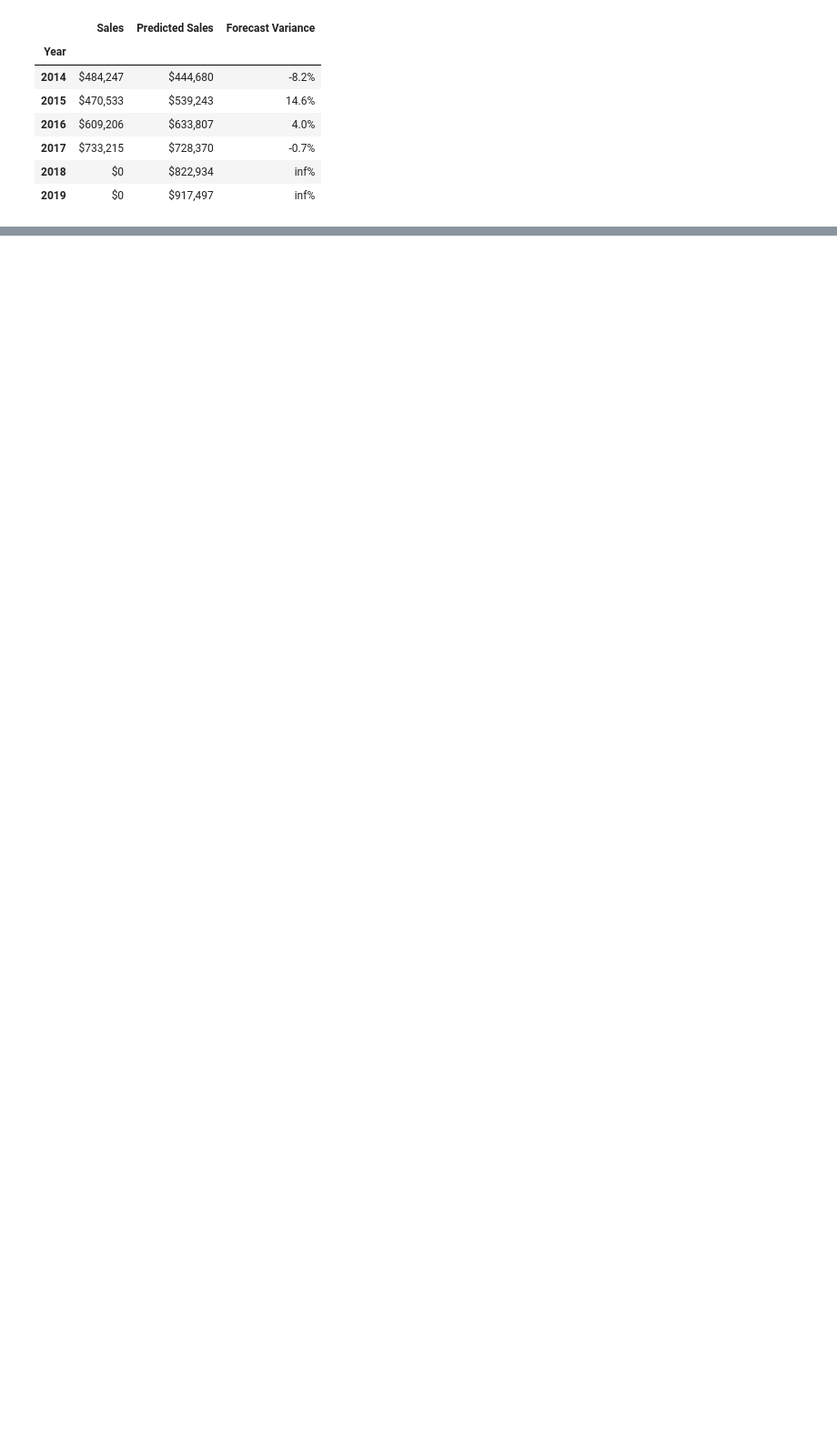
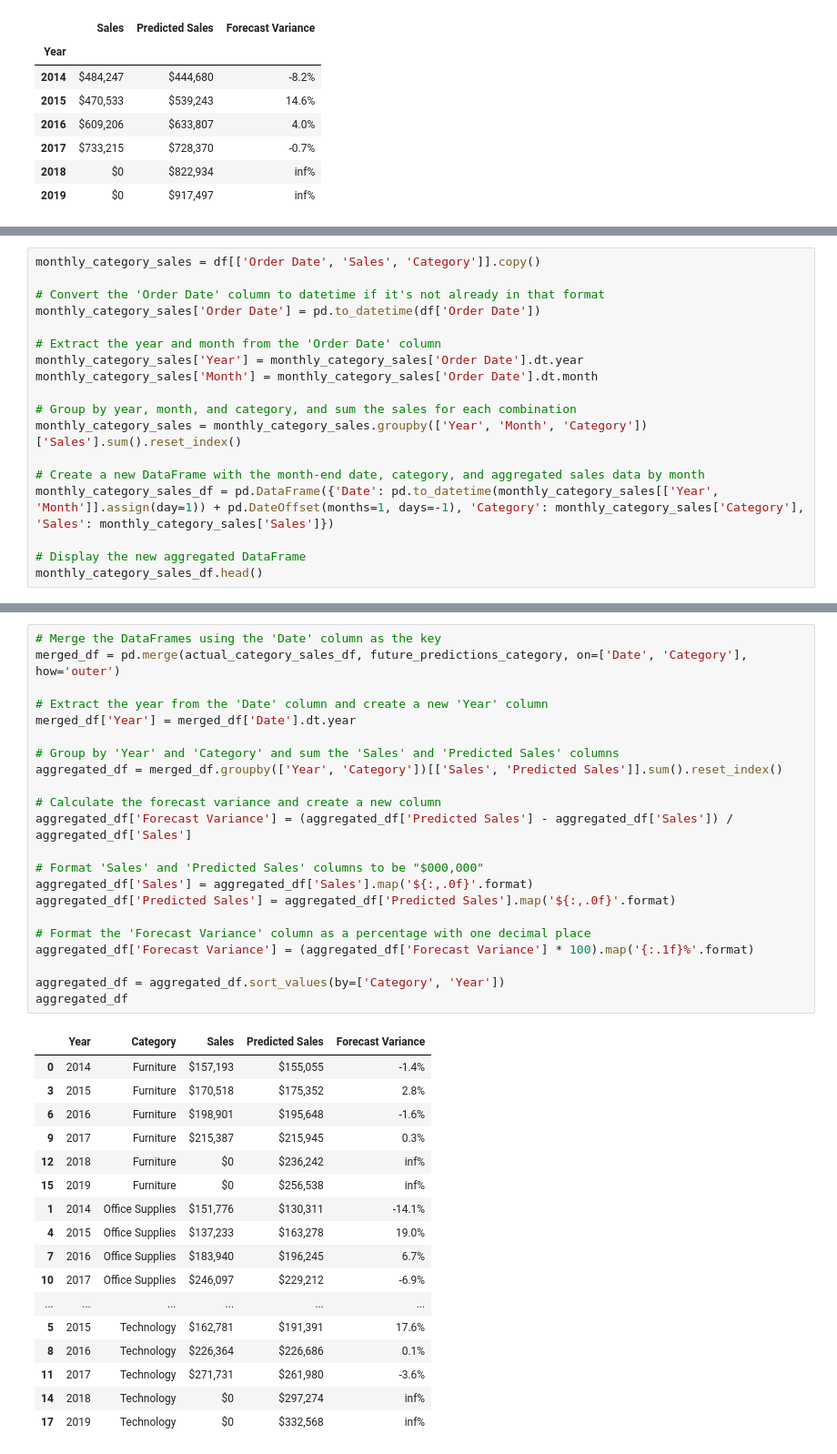
Before and after one commit to jmpealy/project-4-ML-integration, a Jupyter notebook: machine_learning.ipynb, the cells around one changed output, grey strips where cells are left out. Shown at 91% size. Drawn from its saved outputs; the diff is of its cells as text; blank space fills up the shorter version.

```diff
--- a/machine_learning.ipynb
+++ b/machine_learning.ipynb
@@ -176,0 +179,18 @@ aggregated_df
+# %%
+monthly_category_sales = df[['Order Date', 'Sales', 'Category']].copy()
+
+# Convert the 'Order Date' column to datetime if it's not already in that format
+monthly_category_sales['Order Date'] = pd.to_datetime(df['Order Date'])
+
+# Extract the year and month from the 'Order Date' column
+monthly_category_sales['Year'] = monthly_category_sales['Order Date'].dt.year
+monthly_category_sales['Month'] = monthly_category_sales['Order Date'].dt.month
+
+# Group by year, month, and category, and sum the sales for each combination
+monthly_category_sales = monthly_category_sales.groupby(['Year', 'Month', 'Category'])['Sales'].sum().reset_index()
+
+# Create a new DataFrame with the month-end date, category, and aggregated sales data by month
+monthly_category_sales_df = pd.DataFrame({'Date': pd.to_datetime(monthly_category_sales[['Year', 'Month']].assign(day=1)) + pd.DateOffset(months=1, days=-1), 'Category': monthly_category_sales['Category'], 'Sales': monthly_category_sales['Sales']})
+
+# Display the new aggregated DataFrame
+monthly_category_sales_df.head()
@@ -176,0 +441,40 @@ aggregated_df
+# %%
+# Merge the DataFrames using the 'Date' column as the key
+merged_df = pd.merge(actual_category_sales_df, future_predictions_category, on=['Date', 'Category'], how='outer')
+
+# Extract the year from the 'Date' column and create a new 'Year' column
+merged_df['Year'] = merged_df['Date'].dt.year
+
+# Group by 'Year' and 'Category' and sum the 'Sales' and 'Predicted Sales' columns
+aggregated_df = merged_df.groupby(['Year', 'Category'])[['Sales', 'Predicted Sales']].sum().reset_index()
+
+# Calculate the forecast variance and create a new column
+aggregated_df['Forecast Variance'] = (aggregated_df['Predicted Sales'] - aggregated_df['Sales']) / aggregated_df['Sales']
+
+# Format 'Sales' and 'Predicted Sales' columns to be "$000,000"
+aggregated_df['Sales'] = aggregated_df['Sales'].map('${:,.0f}'.format)
+aggregated_df['Predicted Sales'] = aggregated_df['Predicted Sales'].map('${:,.0f}'.format)
+
+# Format the 'Forecast Variance' column as a percentage with one decimal place
+aggregated_df['Forecast Variance'] = (aggregated_df['Forecast Variance'] * 100).map('{:.1f}%'.format)
+
+aggregated_df = aggregated_df.sort_values(by=['Category', 'Year'])
+aggregated_df
+# %% [output]
+|  | Year | Category | Sales | Predicted Sales | Forecast Variance |
+| 0 | 2014 | Furniture | $157,193 | $155,055 | -1.4% |
+| 3 | 2015 | Furniture | $170,518 | $175,352 | 2.8% |
+| 6 | 2016 | Furniture | $198,901 | $195,648 | -1.6% |
+| 9 | 2017 | Furniture | $215,387 | $215,945 | 0.3% |
+| 12 | 2018 | Furniture | $0 | $236,242 | inf% |
+| 15 | 2019 | Furniture | $0 | $256,538 | inf% |
+| 1 | 2014 | Office Supplies | $151,776 | $130,311 | -14.1% |
+| 4 | 2015 | Office Supplies | $137,233 | $163,278 | 19.0% |
+| 7 | 2016 | Office Supplies | $183,940 | $196,245 | 6.7% |
+| 10 | 2017 | Office Supplies | $246,097 | $229,212 | -6.9% |
+| ... | ... | ... | ... | ... | ... |
+| 5 | 2015 | Technology | $162,781 | $191,391 | 17.6% |
+| 8 | 2016 | Technology | $226,364 | $226,686 | 0.1% |
+| 11 | 2017 | Technology | $271,731 | $261,980 | -3.6% |
+| 14 | 2018 | Technology | $0 | $297,274 | inf% |
+| 17 | 2019 | Technology | $0 | $332,568 | inf% |
```
Also changed, not shown: parts of 10 cells of this notebook, 1 other file.
